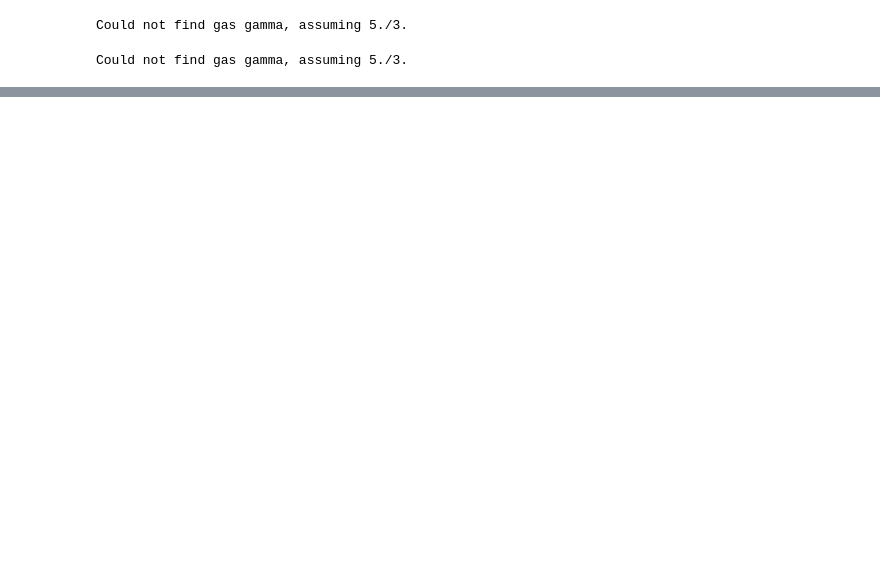
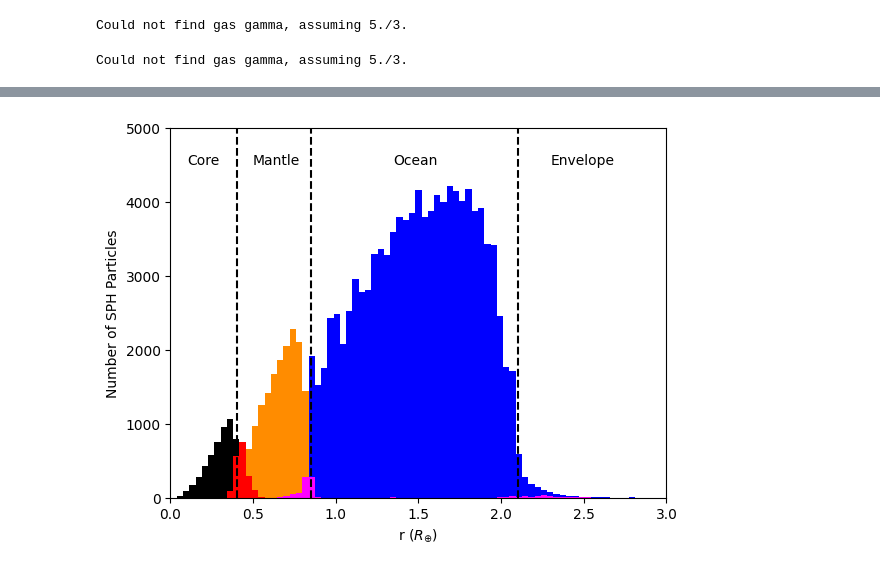
Before and after one commit to astro-pavan/sub-neptune-impacts-v2, a Jupyter notebook: Analysis Notebook.ipynb, the cells around one changed output, grey strips where cells are left out. Saved outputs shown, nothing was run; the diff lists cells and outputs as text; code cells hidden in the pictures; blank space fills up the shorter version.

```diff
--- a/Analysis Notebook.ipynb
+++ b/Analysis Notebook.ipynb
@@ -41,0 +72,24 @@ plt.show()
+# %%
+bins = np.linspace(0, 3, num=80)
+plt.hist(r[iron_mask & ~impactor_mask], bins, label='Iron', color='black')
+plt.hist(r[forsterite_mask & ~impactor_mask], bins, label='Forsterite', color='darkorange')
+plt.hist(r[water_mask & ~impactor_mask], bins, label='Water', color='blue')
+plt.hist(r[iron_mask & impactor_mask], bins, label='Impactor Iron', color='red')
+plt.hist(r[forsterite_mask & impactor_mask], bins, label='Impactor Forsterite', color='magenta')
+
+plt.axvline(0.4, color='black', linestyle='--')
+plt.axvline(0.85, color='black', linestyle='--')
+plt.axvline(2.1, color='black', linestyle='--')
+
+plt.annotate('Core', (0.1, 4500))
+plt.annotate('Mantle', (0.5, 4500))
+plt.annotate('Ocean', (1.35, 4500))
+plt.annotate('Envelope', (2.3, 4500))
+
+plt.ylim([0, 5000])
+plt.xlim([0, 3])
+plt.ylabel('Number of SPH Particles')
+plt.xlabel('r ($R_{\oplus}$)')
+plt.show()
+# %% [output]
+[figure, added]
```
Also changed, not shown: parts of 22 cells of this notebook, 1 other file.
